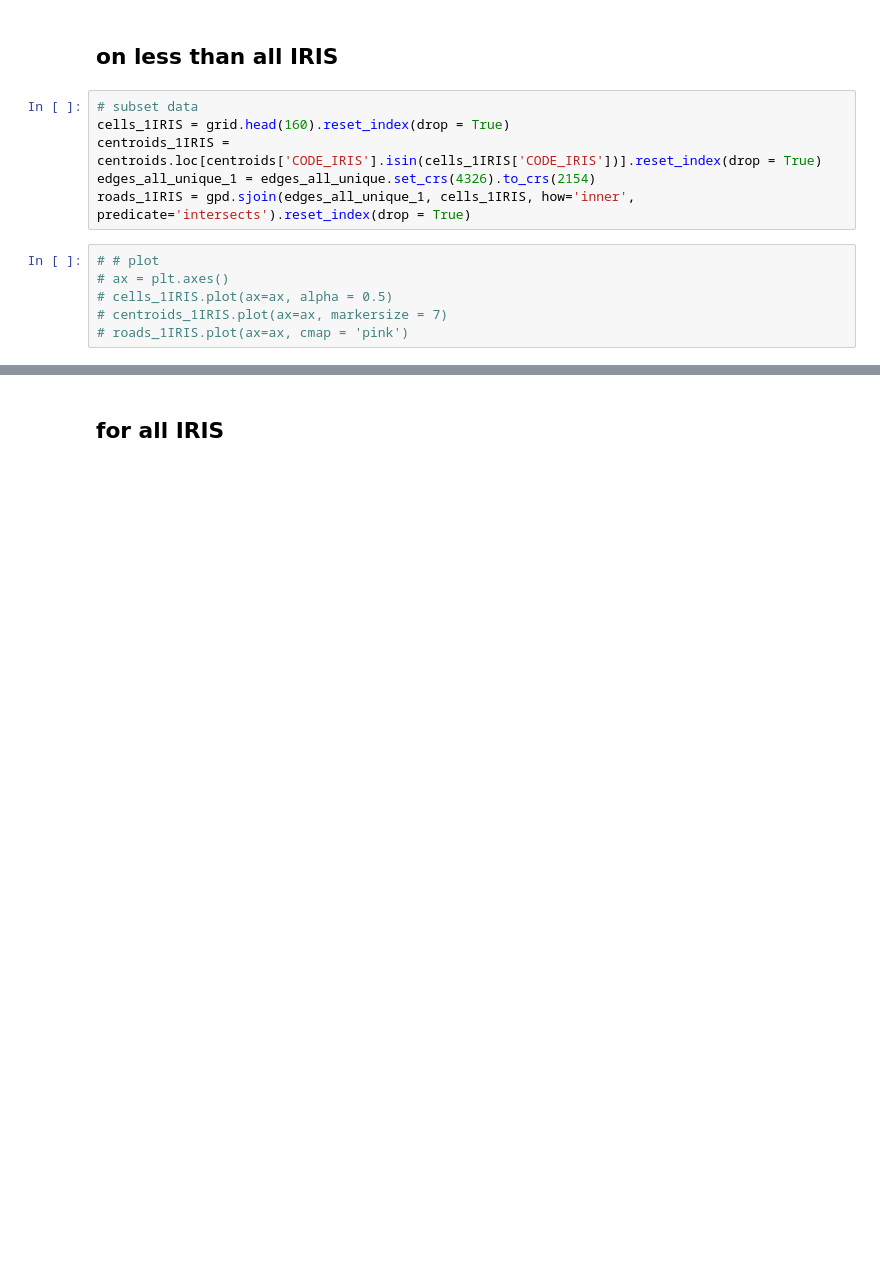
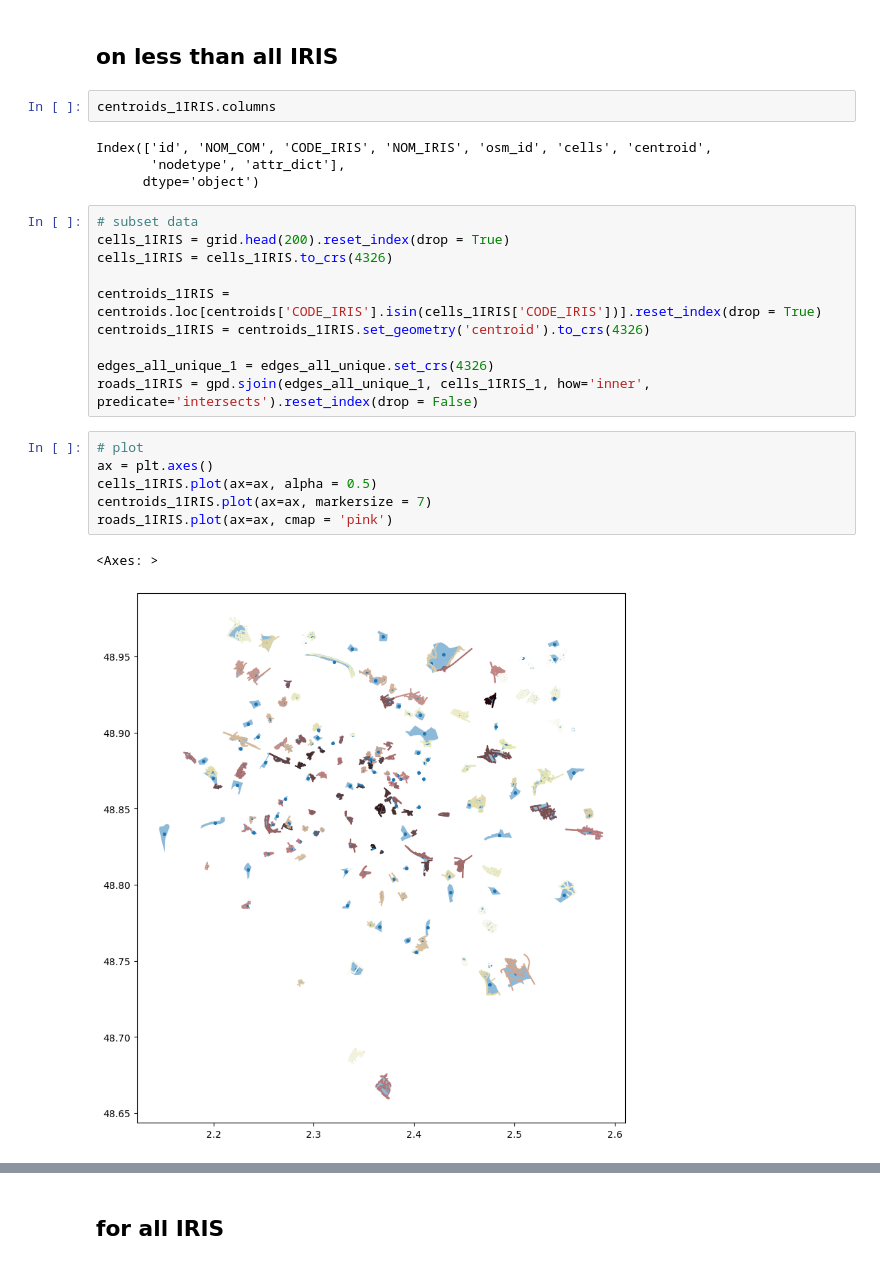
Before and after one commit to AurianeTec/Thesis, a Jupyter notebook: create_final_network.ipynb, the cells around one changed output, grey strips where cells are left out. Drawn from its saved outputs; the diff is of its cells as text; blank space fills up the shorter version.

```diff
--- a/create_final_network.ipynb
+++ b/create_final_network.ipynb
@@ -165,17 +173,30 @@ del(edges_all_unique_todrop, edges_all_unique_tokeep)
 # %% [markdown]
 ## on less than all IRIS
+# %%
+centroids_1IRIS.columns
+# %% [output]
+Index(['id', 'NOM_COM', 'CODE_IRIS', 'NOM_IRIS', 'osm_id', 'cells', 'centroid',
+       'nodetype', 'attr_dict'],
+      dtype='object')
 # %%
 # subset data
-cells_1IRIS = grid.head(160).reset_index(drop = True)
+cells_1IRIS = grid.head(200).reset_index(drop = True)
+cells_1IRIS = cells_1IRIS.to_crs(4326)
+
 centroids_1IRIS = centroids.loc[centroids['CODE_IRIS'].isin(cells_1IRIS['CODE_IRIS'])].reset_index(drop = True)
-edges_all_unique_1 = edges_all_unique.set_crs(4326).to_crs(2154)
-roads_1IRIS = gpd.sjoin(edges_all_unique_1, cells_1IRIS, how='inner', predicate='intersects').reset_index(drop = True)
+centroids_1IRIS = centroids_1IRIS.set_geometry('centroid').to_crs(4326)
+
+edges_all_unique_1 = edges_all_unique.set_crs(4326)
+roads_1IRIS = gpd.sjoin(edges_all_unique_1, cells_1IRIS_1, how='inner', predicate='intersects').reset_index(drop = False)
 # %%
-# # plot
-# ax = plt.axes()
-# cells_1IRIS.plot(ax=ax, alpha = 0.5)
-# centroids_1IRIS.plot(ax=ax, markersize = 7)
-# roads_1IRIS.plot(ax=ax, cmap = 'pink')
+# plot
+ax = plt.axes()
+cells_1IRIS.plot(ax=ax, alpha = 0.5)
+centroids_1IRIS.plot(ax=ax, markersize = 7)
+roads_1IRIS.plot(ax=ax, cmap = 'pink')
+# %% [output]
+<Axes: >
+[figure, added]
 # %%
 # pre=process for snkit
 from shapely.validation import make_valid
```
Also changed, not shown: parts of 25 cells of this notebook, 17 other files.
